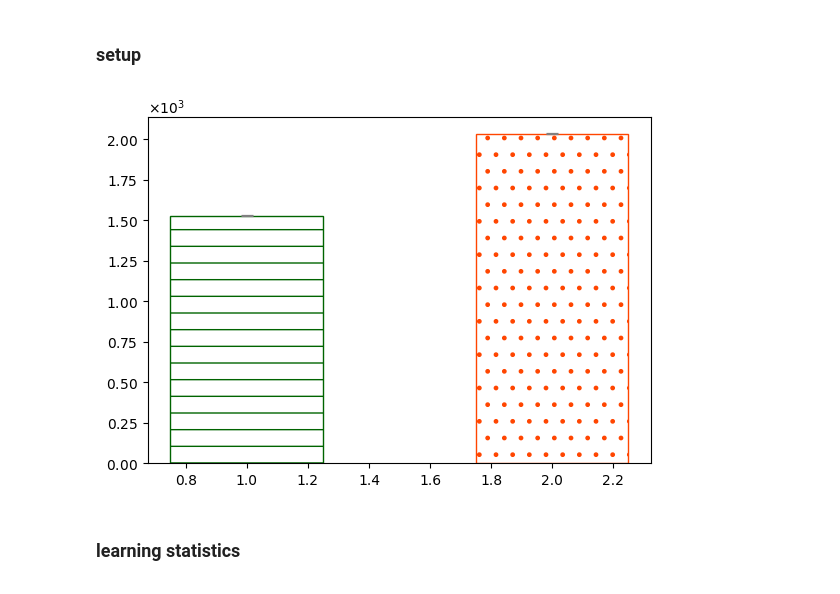
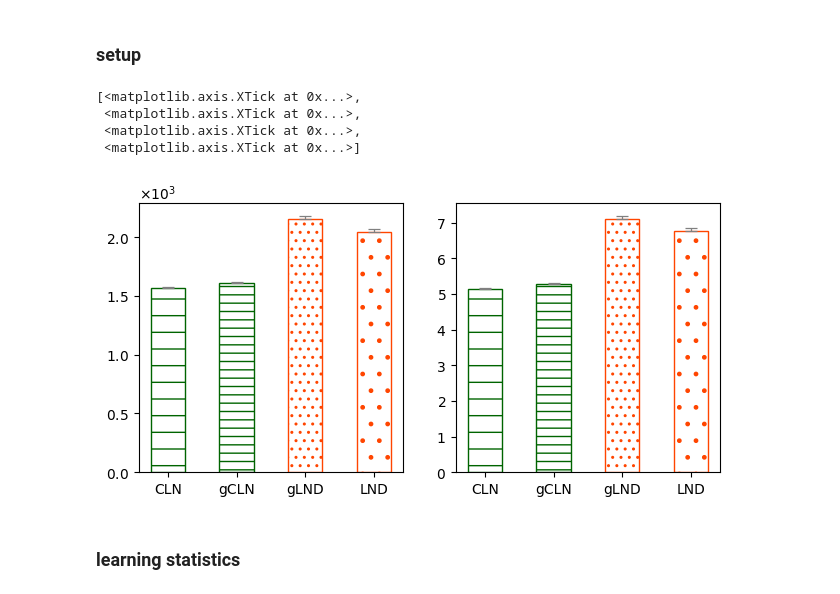
Before and after one commit to Ellariel/glm, a Jupyter notebook: performance_analysis.ipynb, the cells around one changed output. Cells and saved outputs as stored; diff of their text form; code cells hidden in the pictures.

```diff
--- a/performance_analysis.ipynb
+++ b/performance_analysis.ipynb
@@ -28,38 +28,81 @@ results = {}
 for f in file_list:
     proto_type = os.path.basename(f).split('.')[0]
     with open(f, 'rb') as pkl:
-        r = pickle.load(pkl)
-        results[proto_type] = r
+        results[proto_type] = pickle.load(pkl)
 # %%
 _hatch = {'LND':'.',
           'CLN':'-',
           'ECL':'*',
+          'gLND':'..',
+          'gCLN':'--',
+          'gECL':'**',
         }
 _color = {'LND':'orangered',
           'CLN':'darkgreen',
           'ECL':'mediumblue',
+          'gLND':'orangered',
+          'gCLN':'darkgreen',
+          'gECL':'mediumblue',
         }
-fig = plt.figure(figsize=(6.5, 4.5))
-ax = fig.add_subplot()
+fig = plt.figure(figsize=(7.5, 3.5))
+
+ax = fig.add_subplot(121)
 xfmt = ScalarFormatter(useMathText=True)
 xfmt.set_powerlimits((0,0))
 ticks, x = [], 0
 for i, (k, v) in enumerate(results.items()):
-    v = [i['carbon'] for i in v]
+    # v = [float(i['payment_succeed']) if 'payment_succeed' in i else 0 for i in v]
+    # v = [i['carbon'] / len(i['paths'][i['path_attempts'] - 1]) for i in v if 'payment_succeed' in i]
+    # v = [i['carbon'] for i in v]
+    pathlen = np.asarray([sum([len(p) for j, p in enumerate(t['paths'])
+                    if j < t['path_attempts']])
+                            for t in v])
+    carbon = np.asarray([t['carbon'] for t in v])
+
+    v = carbon# / pathlen
+    #v = pathlen
+
     yerr = sem(v)
     val = np.mean(v)
-    if i % 3 == 0:
-        ticks += ['', k]
-        x += 2
-    else:
-        ticks += [k]
-        x += 1
+    ticks += [k]
+    x += 1
     ax.bar(x-1, val, width=0.5, edgecolor=_color[k] if k in _color else None, color='w',
     label=k, yerr=([0], [yerr]), hatch=_hatch[k] if k in _hatch else None,
     error_kw=dict(ecolor='gray', lw=0.9, capsize=4, capthick=0.9))
 ax.yaxis.set_major_formatter(xfmt)
+ax.set_xticks(range(len(ticks)), ticks)#, rotation=90)
+
+ax = fig.add_subplot(122)
+xfmt = ScalarFormatter(useMathText=True)
+xfmt.set_powerlimits((0,0))
+ticks, x = [], 0
+for i, (k, v) in enumerate(results.items()):
+    # v = [float(i['payment_succeed']) if 'payment_succeed' in i else 0 for i in v]
+    # v = [i['carbon'] / len(i['paths'][i['path_attempts'] - 1]) for i in v if 'payment_succeed' in i]
+    # v = [i['carbon'] for i in v]
+    pathlen = np.asarray([sum([len(p) for j, p in enumerate(t['paths'])
+                    if j < t['path_attempts']])
+                            for t in v])
+    carbon = np.asarray([t['carbon'] for t in v])
+
+    #v = carbon# / pathlen
+    v = pathlen
+
+    yerr = sem(v)
+    val = np.mean(v)
+    ticks += [k]
+    x += 1
+    ax.bar(x-1, val, width=0.5, edgecolor=_color[k] if k in _color else None, color='w',
+    label=k, yerr=([0], [yerr]), hatch=_hatch[k] if k in _hatch else None,
+    error_kw=dict(ecolor='gray', lw=0.9, capsize=4, capthick=0.9))
+ax.yaxis.set_major_formatter(xfmt)
+ax.set_xticks(range(len(ticks)), ticks)#, rotation=90)
 # %% [output]
+[<matplotlib.axis.XTick at 0x...>,
+ <matplotlib.axis.XTick at 0x...>,
+ <matplotlib.axis.XTick at 0x...>,
+ <matplotlib.axis.XTick at 0x...>]
-[figure, old version]
+[figure, new version]
 # %%
 _hatch = {'LND':'.',
                     'H(LND)':'-',
```
Also changed, not shown: 9 other files.
